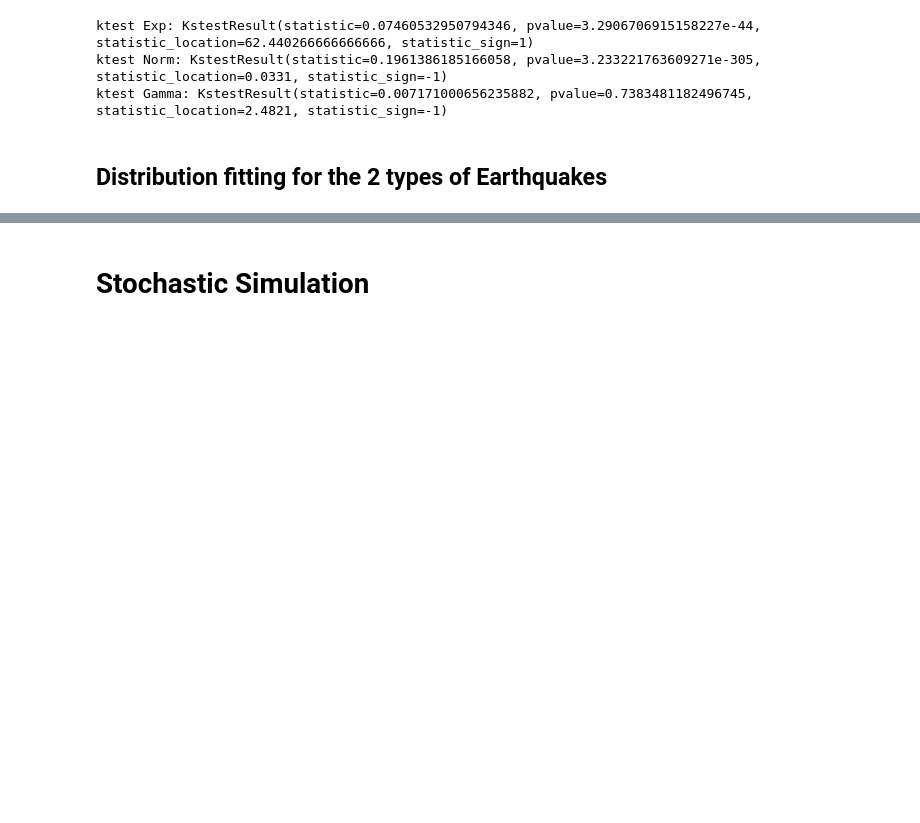
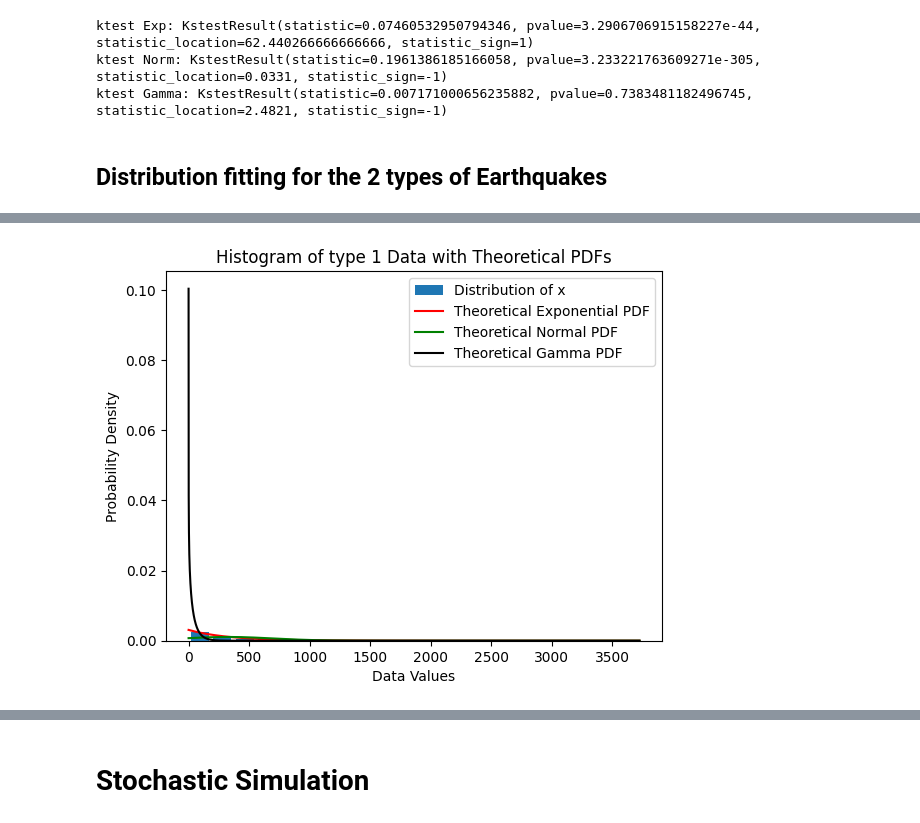
Before and after one commit to Rawbun34/2DF20---Assignment-2, a Jupyter notebook: 2DF20_Assignment_2-checkpoint.ipynb, the cells around one changed output, grey strips where cells are left out. Cells and saved outputs as stored; diff of their text form; code cells hidden in the pictures; blank space fills up the shorter version.

```diff
--- a/2DF20_Assignment_2-checkpoint.ipynb
+++ b/2DF20_Assignment_2-checkpoint.ipynb
@@ -276,0 +375,5 @@ ktest Gamma: KstestResult(statistic=0.007171000656235882, pvalue=0.7383481182496
+# %%
+# Create an extra column in the dataframe for the inter arrival times of type 2 data
+type2['inter_arrival_time'] = type2['time'].diff().dt.total_seconds() / 60
+x_type2 = type2['inter_arrival_time'].dropna() # Drop off all the null rows
+x_type2.describe()
@@ -276,0 +395,47 @@ ktest Gamma: KstestResult(statistic=0.007171000656235882, pvalue=0.7383481182496
+# %%
+'''
+Plotting the histogram of type 2 and compare the fitted distribution of our 'x' to 3 probability distribution function: Exponential distribution, Normal Distribution, and Gamma distribution.
+Then we check which distributions is a good fit to the emperical distribution function
+'''
+
+# Using the method of moments the parameters for an exponential, normal, and gamma distribution are estimated
+M1_type2 = np.mean(x_type2)
+M2_type2 = np.mean(x_type2**2)
+
+# Initializing the Exponential Distribution
+lamEst_type2 = 1 / M1_type2 # lambda = 1 / E[X], formula of lambda
+estExpDist_type2 = stats.expon(scale=1/lamEst_type2)
+
+# Initializating the Normal Distribution
+muEst_type2 = M1_type2 # mu = M1 (= estimation of x), E[X] = mu
+sigmaEst_type2 = np.sqrt(M2_type2 - M1_type2**2) # E[X**2] = sigma**2 + mu**2 -> sigma**2 = E[X**2] - mu**2
+estNormDist_type2 = stats.norm(muEst_type2, sigmaEst_type2)
+
+# Initializing the Gamma Distribution
+# E[X] = alpha / beta, Var[X] = alpha / beta**2 -> E[X**2] = alpha(alpha + 1) / beta**2.
+# M1 = alpha / beta, M2 = alpha(alpha + 1) / beta**2
+alphaEst_type2 = M1_type2**2 / (M2_type2 - M1_type2**2) # Alpha is estimated as M1**2 / (M2 - M1**2)
+betaEst_type2 = M1_type1 / (M2_type2 - M1_type2**2) # Beta is estimated as M1 / (M2 - M1**2)
+estGammaDist_type2 = stats.gamma(alphaEst_type2, scale=1/betaEst_type2)
+
+# Creating array serving as x-coordinates for plotting the theoretical PDF's
+# Use of min(x) and max(x) to ensure that xs has the same range as x
+xs_type2 = np.arange(min(x_type2), max(x_type2), 0.1)
+# Visualising the distribution of x together with the predefined distribution to check
+# which distribution aligns the best with the distribution of the data set
+plt.figure()
+# Plot distribution of X as a blue histogram
+plt.hist(x_type2, rwidth = 0.8, bins=20, density=True, label = 'Distribution of x')
+# Plot the theoretical exponential PDF as a solid red line
+plt.plot(xs_type2, estExpDist_type2.pdf(xs_type2), 'r', label = 'Theoretical Exponential PDF')
+# Plot the theoretical normal PDF as a solid green line
+plt.plot(xs_type2, estNormDist_type2.pdf(xs_type2), 'g', label = 'Theoretical Normal PDF')
+# Plot the theoretical gamma PDF as a solid black line
+plt.plot(xs_type2, estGammaDist_type2.pdf(xs_type2), 'black', label = 'Theoretical Gamma PDF')
+plt.title('Histogram of type 1 Data with Theoretical PDFs')
+plt.xlabel('Data Values')
+plt.ylabel('Probability Density')
+plt.legend()
+plt.show()
+# %% [output]
+[figure, added]
```
Also changed, not shown: parts of 14 cells of this notebook.
